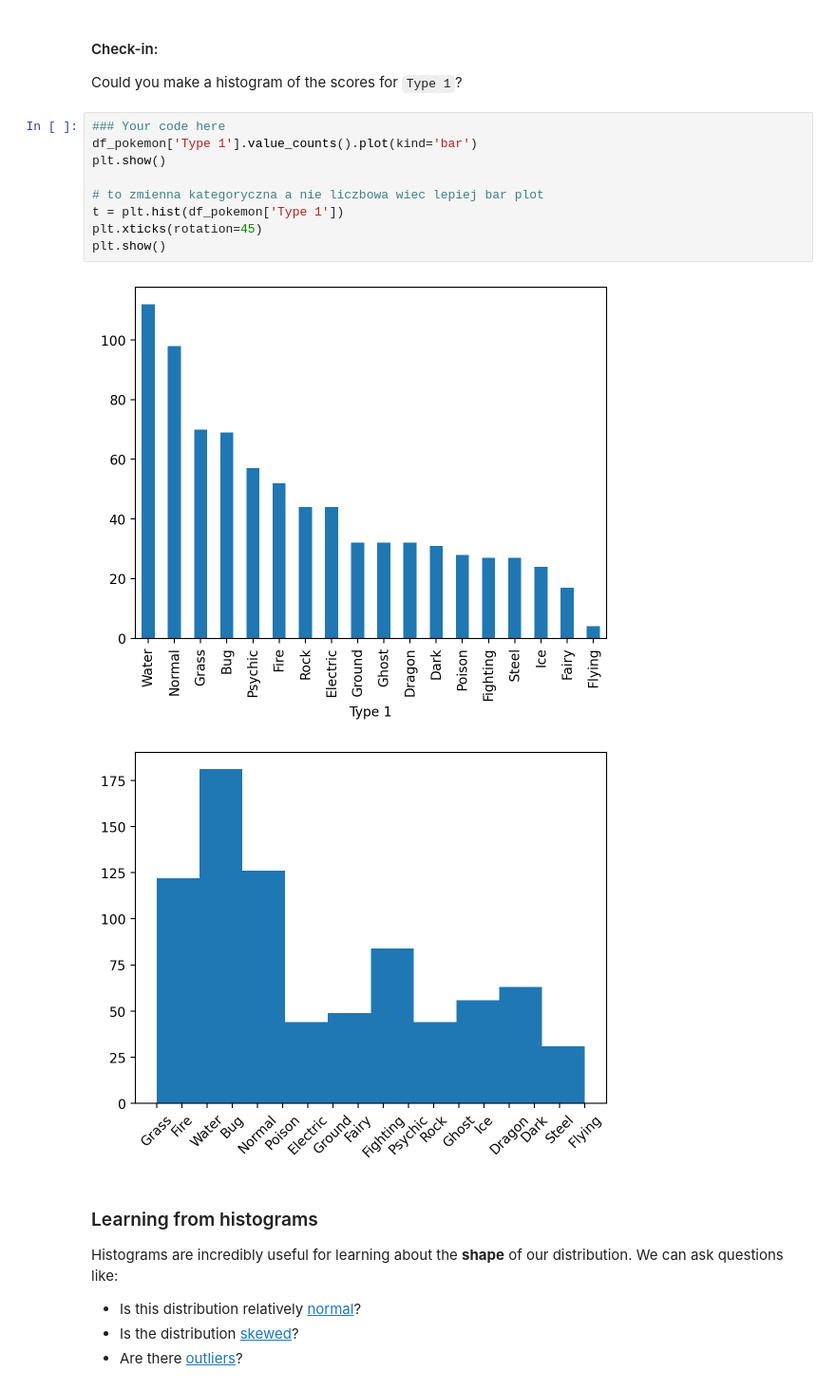
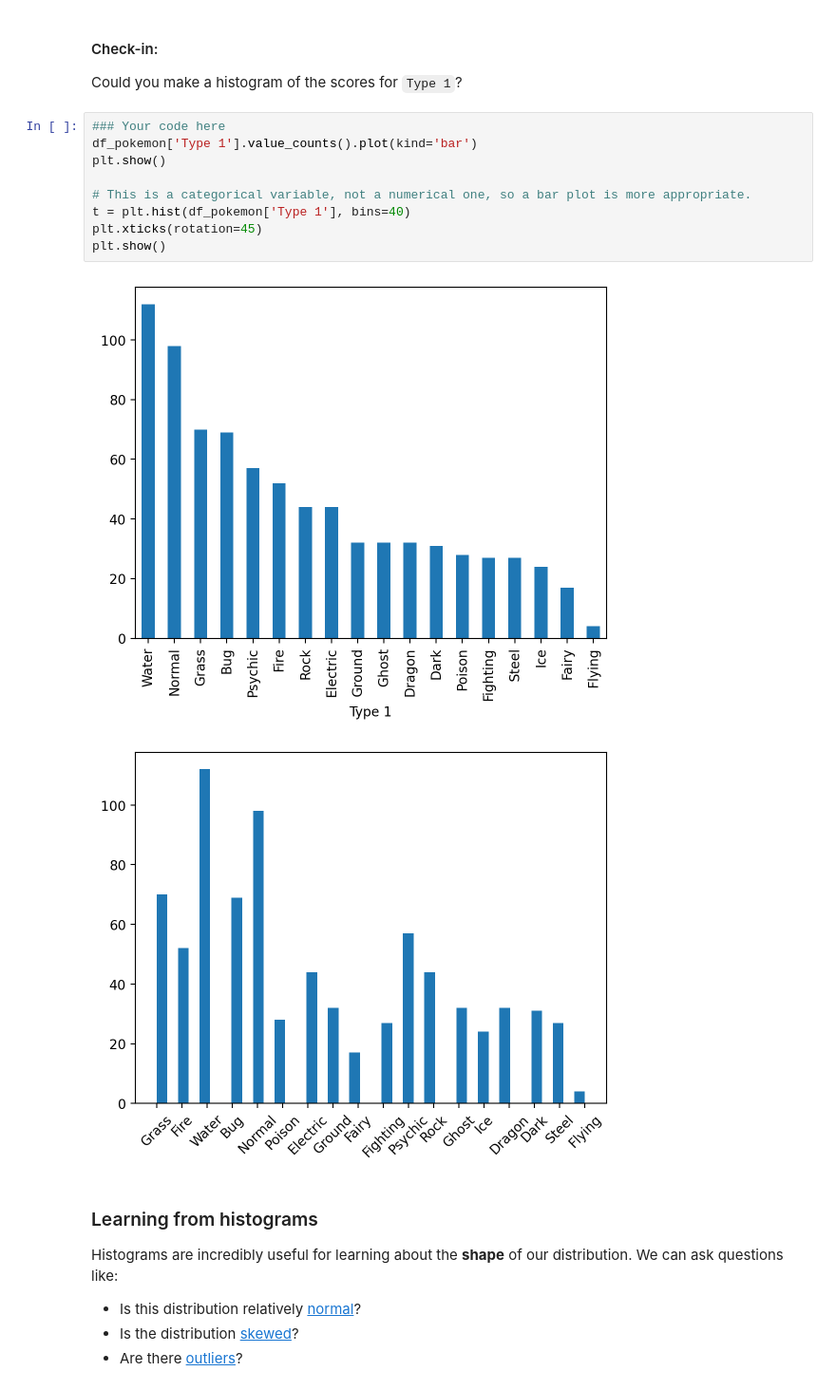
Before and after one commit to rszgosz/descriptive_statistics, a Jupyter notebook: Report4/Exercise5.ipynb, the cells around one changed output. Shown at 95% size. Drawn from its saved outputs; the diff is of its cells as text.

```diff
--- a/Report4/Exercise5.ipynb
+++ b/Report4/Exercise5.ipynb
@@ -168,15 +168,15 @@ Could you make a histogram of the scores for `Type 1`?
 # %%
 ### Your code here
 df_pokemon['Type 1'].value_counts().plot(kind='bar')
 plt.show()
 
-# to zmienna kategoryczna a nie liczbowa wiec lepiej bar plot
-t = plt.hist(df_pokemon['Type 1'])
+# This is a categorical variable, not a numerical one, so a bar plot is more appropriate.
+t = plt.hist(df_pokemon['Type 1'], bins=40)
 plt.xticks(rotation=45)
 plt.show()
 # %% [output]
 [figure]
-[figure, old version]
+[figure, new version]
 # %% [markdown]
 ### Learning from histograms
 
```
Also changed, not shown: parts of 9 cells of this notebook.
